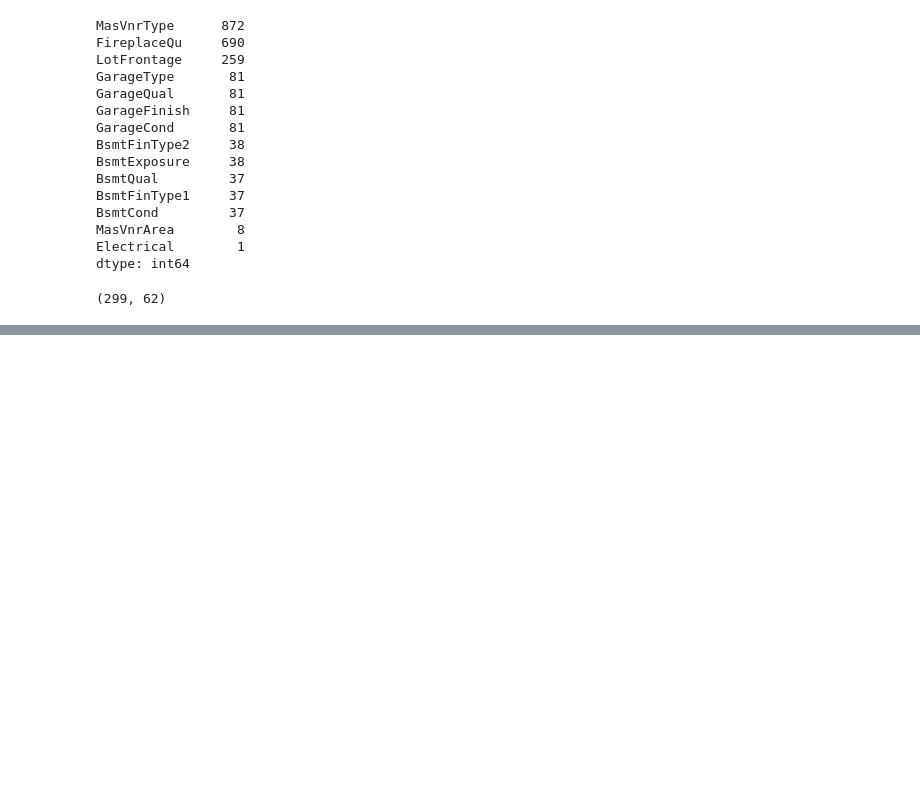
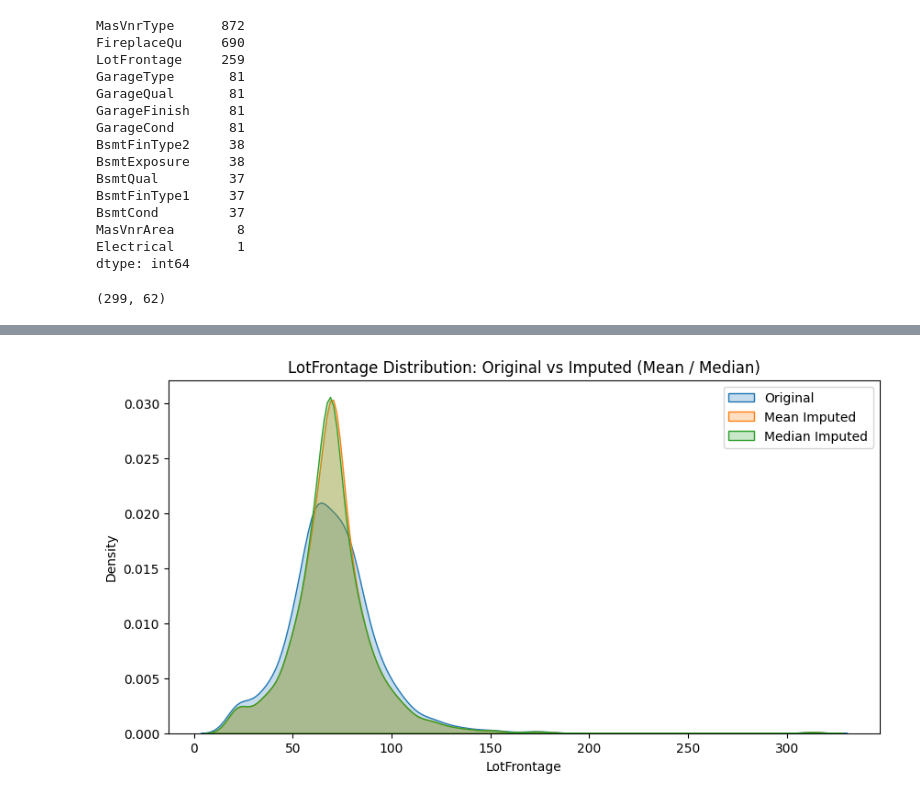
Before and after one commit to PavanSamanthapudi/Feature-Engineering, a Jupyter notebook: FeatureEngg-1.ipynb, the cells around one changed output, grey strips where cells are left out. Cells and saved outputs as stored; diff of their text form; code cells hidden in the pictures; blank space fills up the shorter version.

Commit message:
Mean Imputation, Median Imputation and Mode Imputation

```diff
--- a/FeatureEngg-1.ipynb
+++ b/FeatureEngg-1.ipynb
@@ -215,3 +215,10 @@ temp_df.shape
 # Issue, removes too many rows just to have a clean data
 # %% [output]
 (299, 62)
+# %%
+# (a) Mean Imputation (Numerical Data)
+# LotFrontage
+# Pull distribution towards the mean --> underestimates variance.
+
+df_mean = df_3.copy()
+df_mean.fillna({"LotFrontage" : df_mean["LotFrontage"].mean()}, inplace=True)
@@ -217,0 +239,7 @@ temp_df.shape
+# %%
+# (a) Median Imputation (Numerical Data)
+# LotFrontage
+# Robust for outliers
+
+df_median = df_3.copy()
+df_median.fillna({"LotFrontage" : df_median["LotFrontage"].median()}, inplace=True)
@@ -217,0 +291,11 @@ temp_df.shape
+# %%
+plt.figure(figsize=(10,5))
+# kdeplot --> plot that shows pdf
+sns.kdeplot(df["LotFrontage"], label="Original", fill=True)
+sns.kdeplot(df_mean["LotFrontage"], label="Mean Imputed", fill=True)
+sns.kdeplot(df_median["LotFrontage"], label="Median Imputed", fill=True)
+plt.legend()
+plt.title("LotFrontage Distribution: Original vs Imputed (Mean / Median)")
+plt.show()
+# %% [output]
+[figure, added]
```
Also changed, not shown: parts of 6 cells of this notebook.
